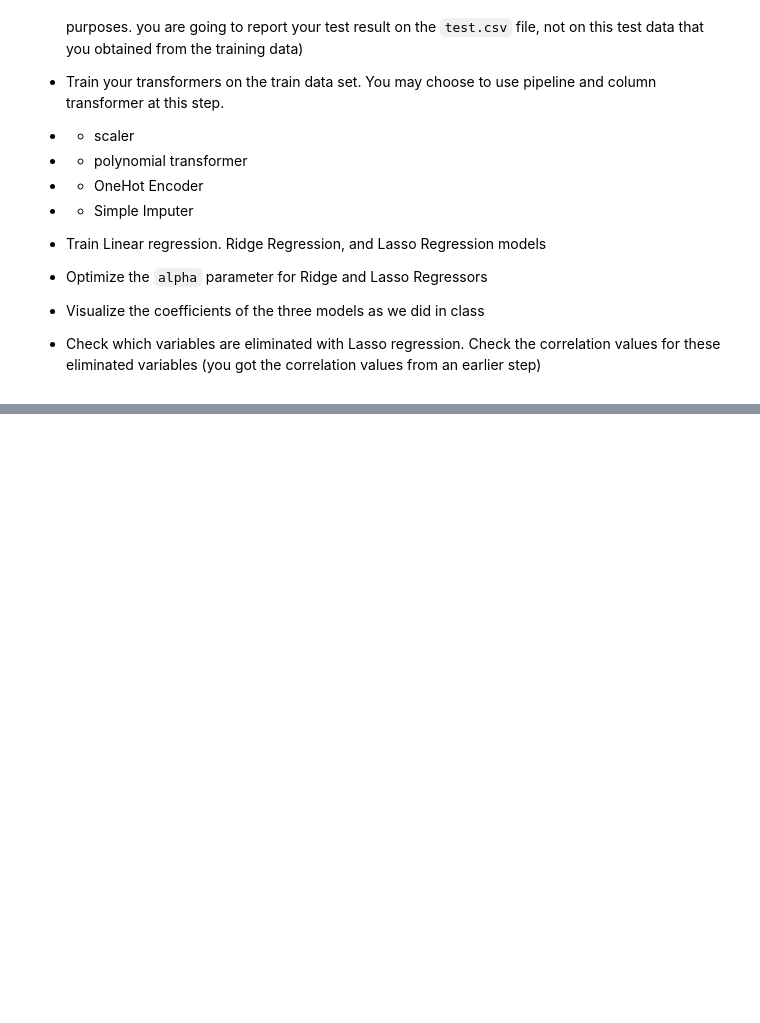
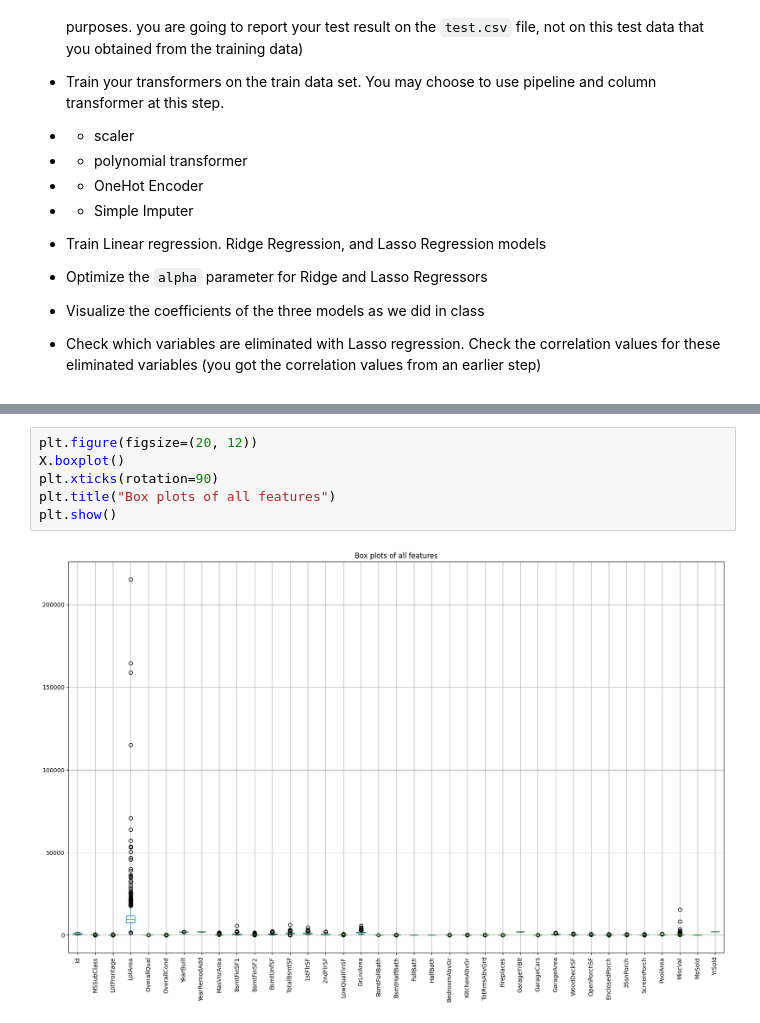
Before and after one commit to MuaazWahid/cs550, a Jupyter notebook: week5/hw/Module5-07-HW.ipynb, the cells around one changed output, grey strips where cells are left out. Drawn from its saved outputs; the diff is of its cells as text; blank space fills up the shorter version.

```diff
--- a/week5/hw/Module5-07-HW.ipynb
+++ b/week5/hw/Module5-07-HW.ipynb
@@ -20,0 +134,8 @@
+# %%
+plt.figure(figsize=(20, 12))
+X.boxplot()
+plt.xticks(rotation=90)
+plt.title("Box plots of all features")
+plt.show()
+# %% [output]
+[figure, added]
```
Also changed, not shown: parts of 24 cells of this notebook, 4 other files.
